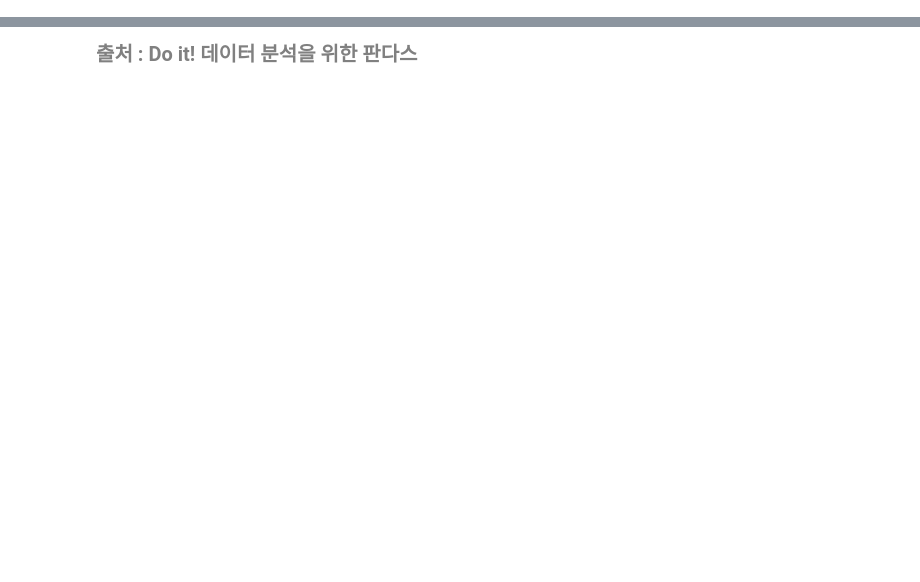
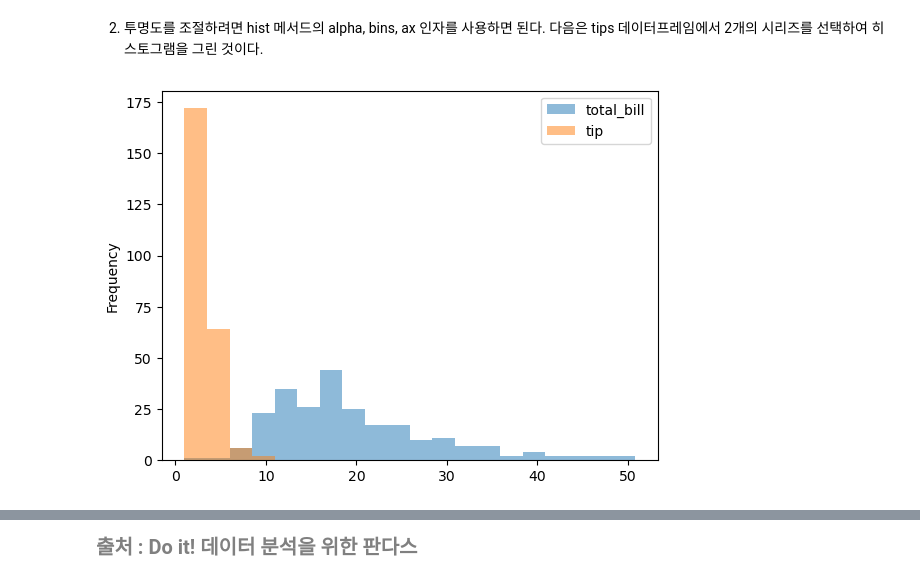
Before and after one commit to noahkim12/pandas_study, a Jupyter notebook: pandas_04_4.ipynb, the cells around one changed output, grey strips where cells are left out. Drawn from its saved outputs; the diff is of its cells as text; code cells hidden in the pictures; blank space fills up the shorter version.

```diff
--- a/pandas_04_4.ipynb
+++ b/pandas_04_4.ipynb
@@ -263,0 +16,7 @@ facet.map(plt.scatter, 'total_bill', 'tip')
+# %% [markdown]
+2. 투명도를 조절하려면 hist 메서드의 alpha, bins, ax 인자를 사용하면 된다. 다음은 tips 데이터프레임에서 2개의 시리즈를 선택하여 히스토그램을 그린 것이다.
+# %%
+fig, ax = plt.subplots()
+ax = tips[['total_bill', 'tip']].plot.hist(alpha=0.5, bins=20, ax=ax)
+# %% [output]
+[figure, added]
```
Also changed, not shown: parts of 65 cells of this notebook, 1 other file.
